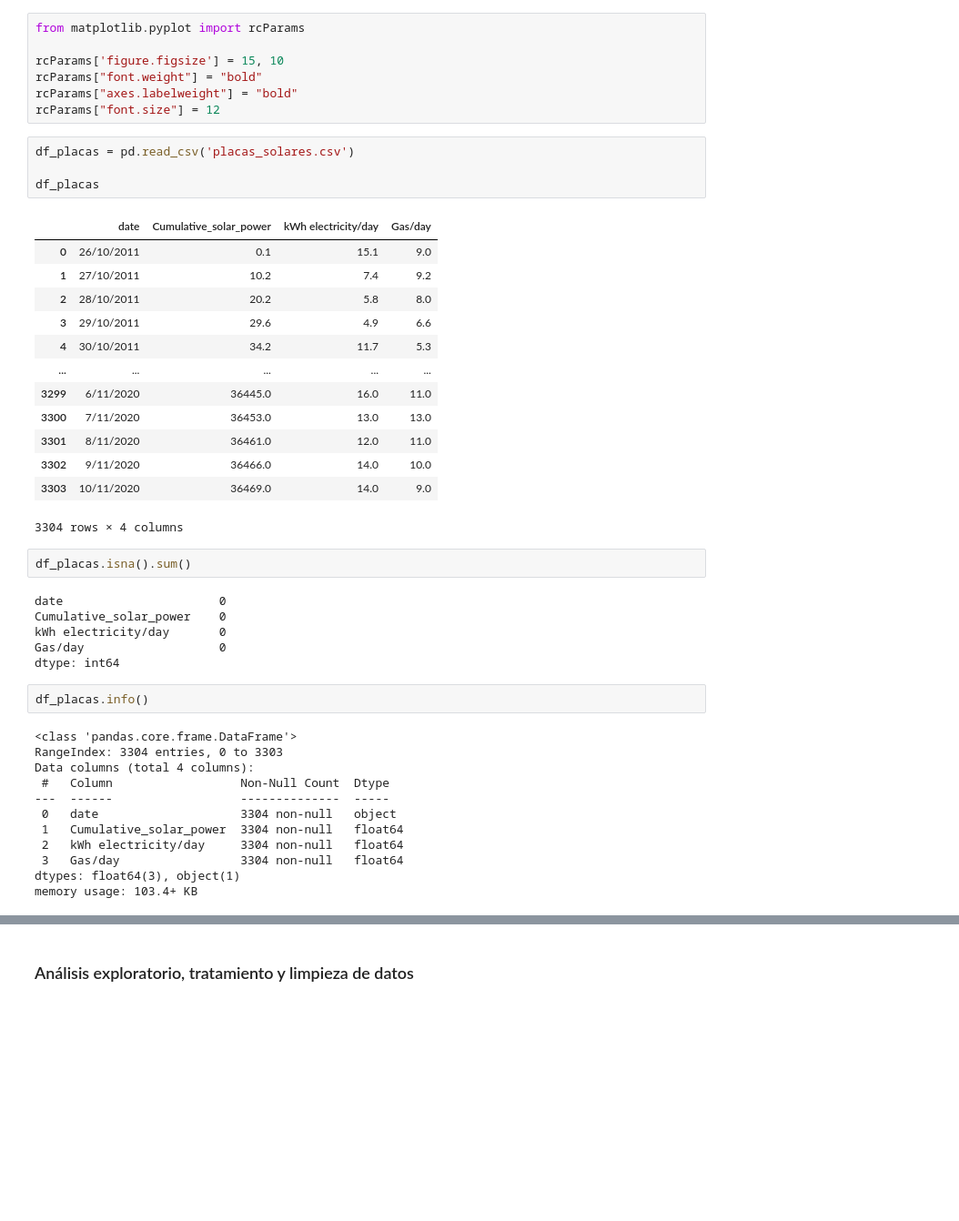
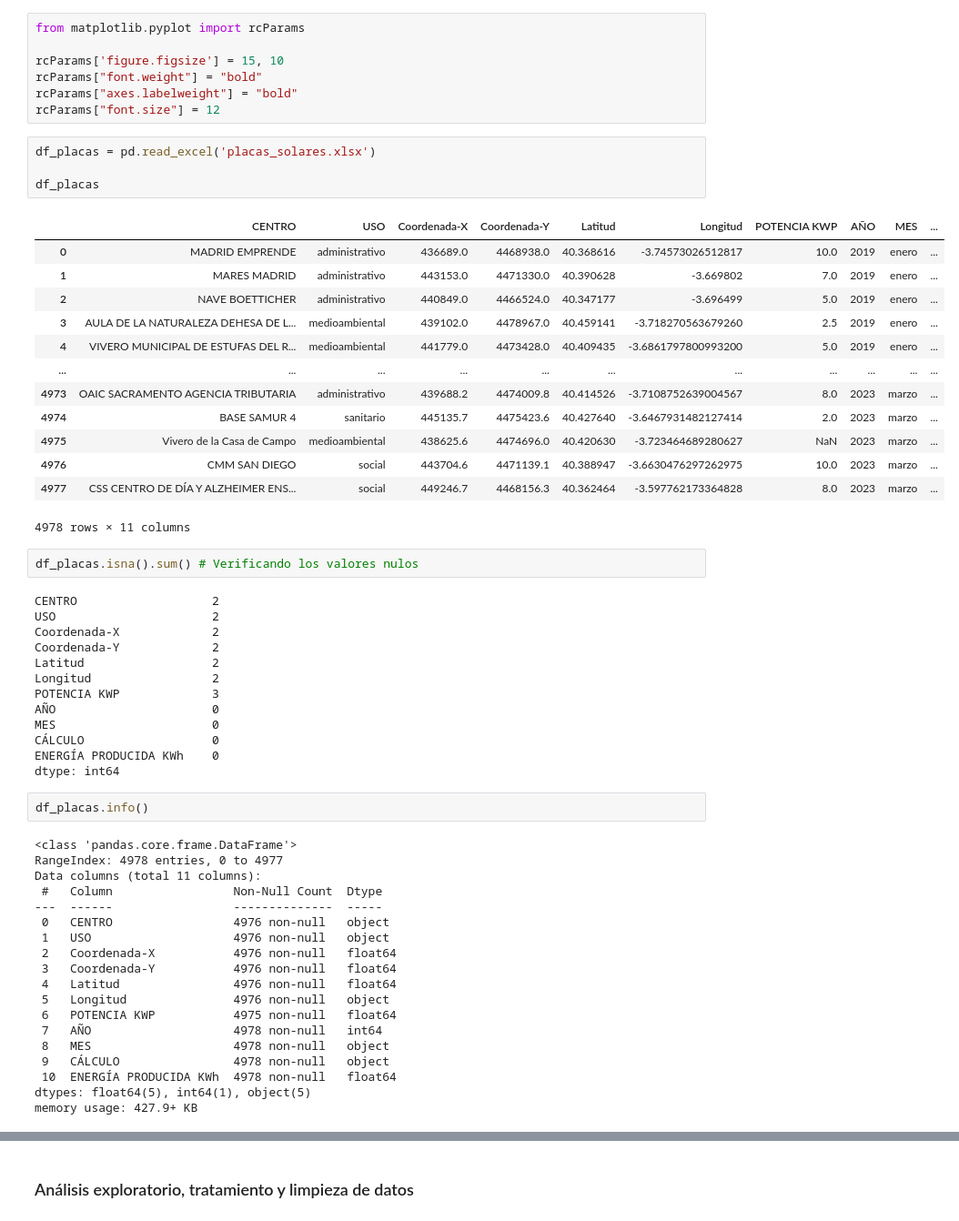
Before and after one commit to luciacantos/ajedrez, a Jupyter notebook: placas_solares.ipynb, the cells around one changed output, grey strips where cells are left out. Shown at 91% size. Drawn from its saved outputs; the diff is of its cells as text; blank space fills up the shorter version.

```diff
--- a/placas_solares.ipynb
+++ b/placas_solares.ipynb
@@ -10,43 +10,57 @@ rcParams["font.weight"] = "bold"
 rcParams["axes.labelweight"] = "bold"
 rcParams["font.size"] = 12
 # %%
-df_placas = pd.read_csv('placas_solares.csv')
+df_placas = pd.read_excel('placas_solares.xlsx')
 
 df_placas
 # %% [output]
-|  | date | Cumulative_solar_power | kWh electricity/day | Gas/day |
-| 0 | 26/10/2011 | 0.1 | 15.1 | 9.0 |
-| 1 | 27/10/2011 | 10.2 | 7.4 | 9.2 |
-| 2 | 28/10/2011 | 20.2 | 5.8 | 8.0 |
-| 3 | 29/10/2011 | 29.6 | 4.9 | 6.6 |
-| 4 | 30/10/2011 | 34.2 | 11.7 | 5.3 |
-| ... | ... | ... | ... | ... |
-| 3299 | 6/11/2020 | 36445.0 | 16.0 | 11.0 |
-| 3300 | 7/11/2020 | 36453.0 | 13.0 | 13.0 |
-| 3301 | 8/11/2020 | 36461.0 | 12.0 | 11.0 |
-| 3302 | 9/11/2020 | 36466.0 | 14.0 | 10.0 |
-| 3303 | 10/11/2020 | 36469.0 | 14.0 | 9.0 |
+|  | CENTRO | USO | Coordenada-X | Coordenada-Y | Latitud | Longitud | POTENCIA KWP | AÑO | MES | ... |
+| 0 | MADRID EMPRENDE | administrativo | 436689.0 | 4468938.0 | 40.368616 | -3.74573026512817 | 10.0 | 2019 | enero | ... |
+| 1 | MARES MADRID | administrativo | 443153.0 | 4471330.0 | 40.390628 | -3.669802 | 7.0 | 2019 | enero | ... |
+| 2 | NAVE BOETTICHER | administrativo | 440849.0 | 4466524.0 | 40.347177 | -3.696499 | 5.0 | 2019 | enero | ... |
+| 3 | AULA DE LA NATURALEZA DEHESA DE L... | medioambiental | 439102.0 | 4478967.0 | 40.459141 | -3.718270563679260 | 2.5 | 2019 | enero | ... |
+| 4 | VIVERO MUNICIPAL DE ESTUFAS DEL R... | medioambiental | 441779.0 | 4473428.0 | 40.409435 | -3.6861797800993200 | 5.0 | 2019 | enero | ... |
+| ... | ... | ... | ... | ... | ... | ... | ... | ... | ... | ... |
+| 4973 | OAIC SACRAMENTO AGENCIA TRIBUTARIA | administrativo | 439688.2 | 4474009.8 | 40.414526 | -3.7108752639004567 | 8.0 | 2023 | marzo | ... |
+| 4974 | BASE SAMUR 4 | sanitario | 445135.7 | 4475423.6 | 40.427640 | -3.6467931482127414 | 2.0 | 2023 | marzo | ... |
+| 4975 | Vivero de la Casa de Campo | medioambiental | 438625.6 | 4474696.0 | 40.420630 | -3.723464689280627 | NaN | 2023 | marzo | ... |
+| 4976 | CMM SAN DIEGO | social | 443704.6 | 4471139.1 | 40.388947 | -3.6630476297262975 | 10.0 | 2023 | marzo | ... |
+| 4977 | CSS CENTRO DE DÍA Y ALZHEIMER ENS... | social | 449246.7 | 4468156.3 | 40.362464 | -3.597762173364828 | 8.0 | 2023 | marzo | ... |
-3304 rows × 4 columns
+4978 rows × 11 columns
 # %%
-df_placas.isna().sum()
+df_placas.isna().sum() # Verificando los valores nulos
 # %% [output]
-date                      0
-Cumulative_solar_power    0
-kWh electricity/day       0
-Gas/day                   0
+CENTRO                   2
+USO                      2
+Coordenada-X             2
+Coordenada-Y             2
+Latitud                  2
+Longitud                 2
+POTENCIA KWP             3
+AÑO                      0
+MES                      0
+CÁLCULO                  0
+ENERGÍA PRODUCIDA KWh    0
 dtype: int64
 # %%
 df_placas.info()
 # %% [output]
 <class 'pandas.core.frame.DataFrame'>
-RangeIndex: 3304 entries, 0 to 3303
-Data columns (total 4 columns):
- #   Column                  Non-Null Count  Dtype
----  ------                  --------------  -----
- 0   date                    3304 non-null   object
- 1   Cumulative_solar_power  3304 non-null   float64
- 2   kWh electricity/day     3304 non-null   float64
- 3   Gas/day                 3304 non-null   float64
-dtypes: float64(3), object(1)
-memory usage: 103.4+ KB
+RangeIndex: 4978 entries, 0 to 4977
+Data columns (total 11 columns):
+ #   Column                 Non-Null Count  Dtype
+---  ------                 --------------  -----
+ 0   CENTRO                 4976 non-null   object
+ 1   USO                    4976 non-null   object
+ 2   Coordenada-X           4976 non-null   float64
+ 3   Coordenada-Y           4976 non-null   float64
+ 4   Latitud                4976 non-null   float64
+ 5   Longitud               4976 non-null   object
+ 6   POTENCIA KWP           4975 non-null   float64
+ 7   AÑO                    4978 non-null   int64
+ 8   MES                    4978 non-null   object
+ 9   CÁLCULO                4978 non-null   object
+ 10  ENERGÍA PRODUCIDA KWh  4978 non-null   float64
+dtypes: float64(5), int64(1), object(5)
+memory usage: 427.9+ KB
 # %%
```
Also changed, not shown: parts of 36 cells of this notebook, 5 other files.
